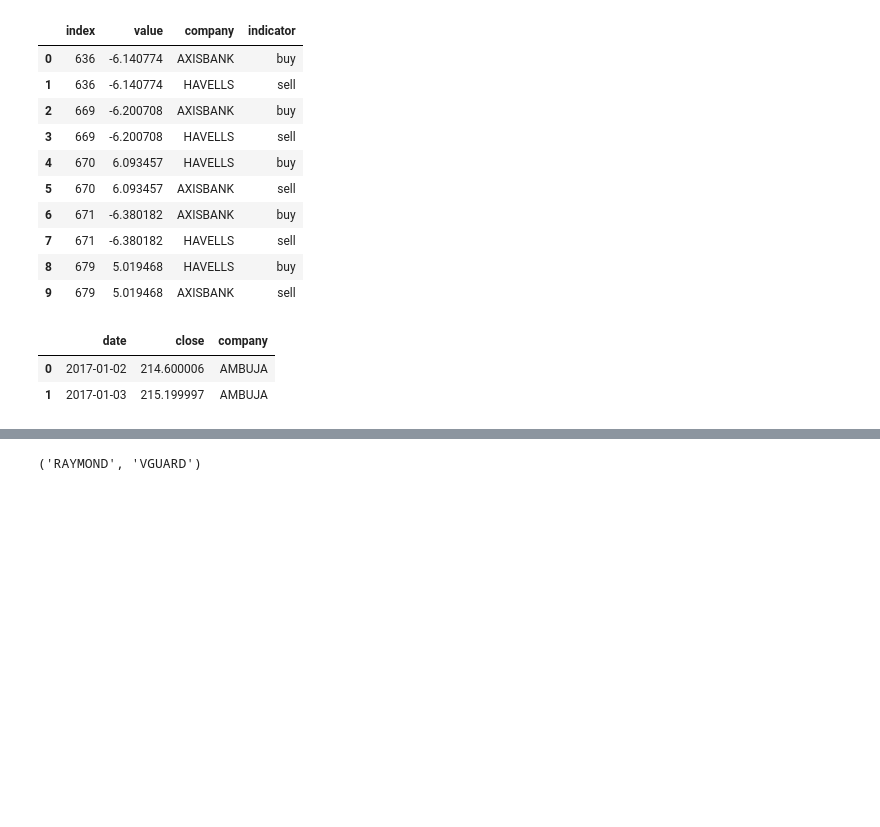
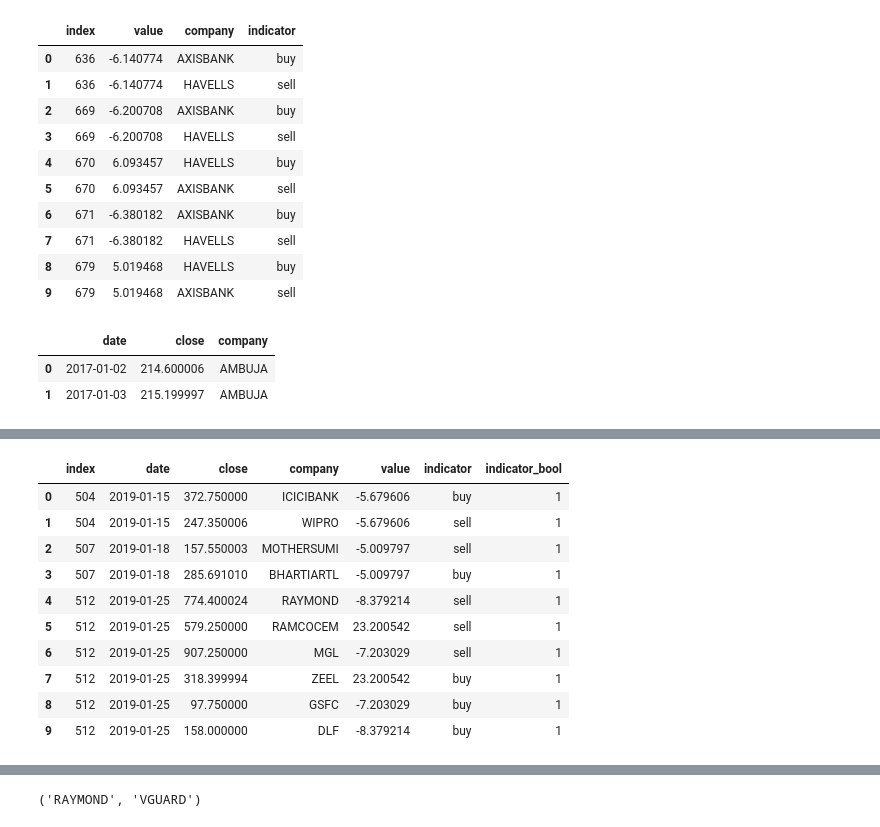
Before and after one commit to kiran74-ds/algorithmic_trading, a Jupyter notebook: Stock_data__27_12.ipynb, the cells around one changed output, grey strips where cells are left out. Cells and saved outputs as stored; diff of their text form; code cells hidden in the pictures; blank space fills up the shorter version.

```diff
--- a/Stock_data__27_12.ipynb
+++ b/Stock_data__27_12.ipynb
@@ -384,3 +384,7 @@ for ix in range(t6.shape[0]):
     stock_indicators = get_stock_indicators(stock1, stock2, 5, company1, company2)
     df = pd.merge(stock_company, stock_indicators,  how='left', left_on=['index', 'company'], right_on = ['index', 'company'])
     stock_final = stock_final.append(df)
+# %%
+df_2019 = stock_final[stock_final['date'].dt.year==2019].sort_values(by='date')
+# %%
+df_2019['indicator_bool']= np.where(df_2019['indicator'].isnull(), 0, 1)
@@ -386,0 +393,2 @@ for ix in range(t6.shape[0]):
+# %%
+data_buy_sell = df_2019[df_2019['indicator_bool']>0].reset_index(drop='index')
@@ -386,0 +404,14 @@ for ix in range(t6.shape[0]):
+# %%
+data_buy_sell.head(10)
+# %% [output]
+|  | index | date | close | company | value | indicator | indicator_bool |
+| 0 | 504 | 2019-01-15 | 372.750000 | ICICIBANK | -5.679606 | buy | 1 |
+| 1 | 504 | 2019-01-15 | 247.350006 | WIPRO | -5.679606 | sell | 1 |
+| 2 | 507 | 2019-01-18 | 157.550003 | MOTHERSUMI | -5.009797 | sell | 1 |
+| 3 | 507 | 2019-01-18 | 285.691010 | BHARTIARTL | -5.009797 | buy | 1 |
+| 4 | 512 | 2019-01-25 | 774.400024 | RAYMOND | -8.379214 | sell | 1 |
+| 5 | 512 | 2019-01-25 | 579.250000 | RAMCOCEM | 23.200542 | sell | 1 |
+| 6 | 512 | 2019-01-25 | 907.250000 | MGL | -7.203029 | sell | 1 |
+| 7 | 512 | 2019-01-25 | 318.399994 | ZEEL | 23.200542 | buy | 1 |
+| 8 | 512 | 2019-01-25 | 97.750000 | GSFC | -7.203029 | buy | 1 |
+| 9 | 512 | 2019-01-25 | 158.000000 | DLF | -8.379214 | buy | 1 |
```
Also changed, not shown: parts of 22 cells of this notebook.
